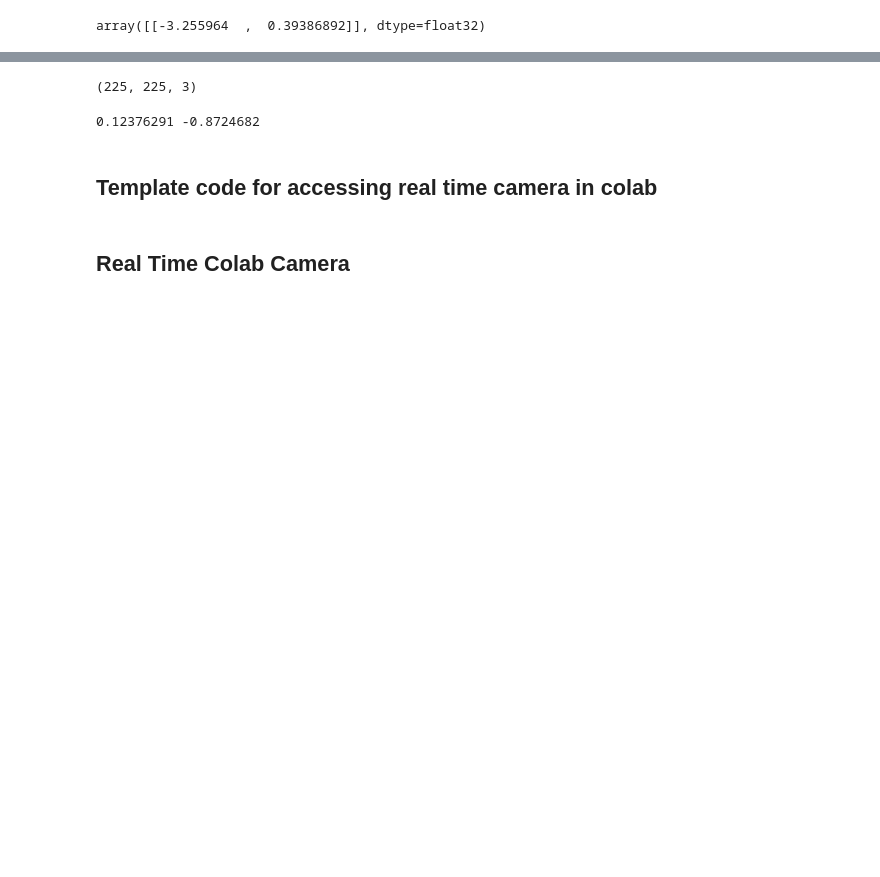
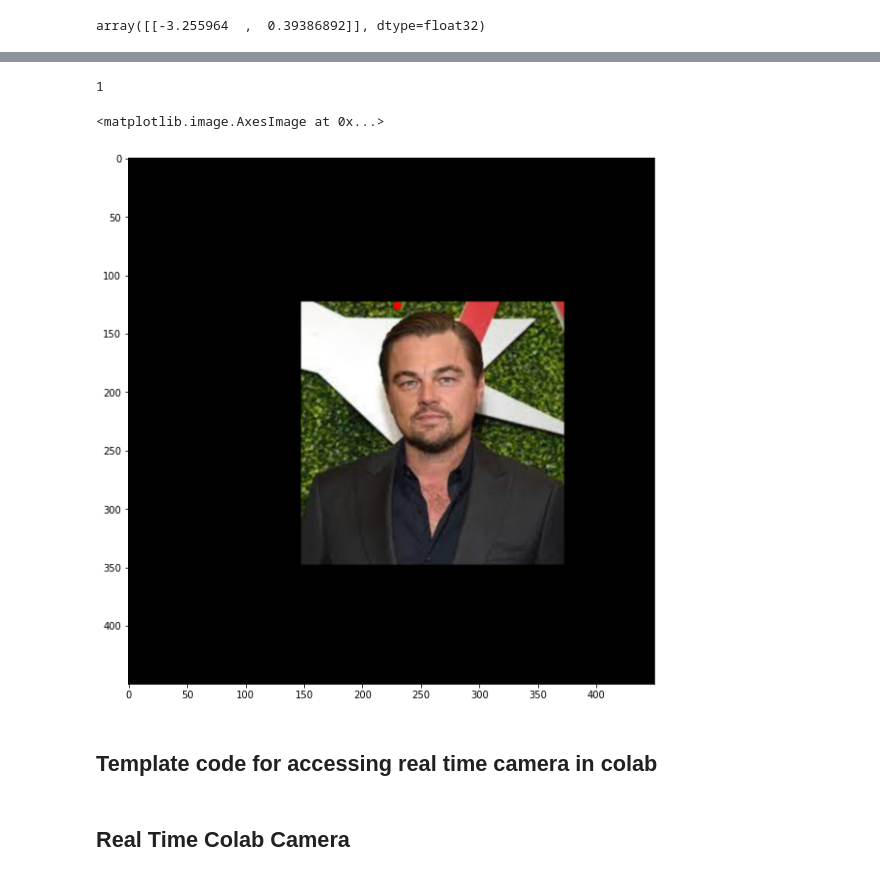
Before and after one commit to saquibali7/EyeGazing, a Jupyter notebook: EyeGazing.ipynb, the cells around one changed output, grey strips where cells are left out. Drawn from its saved outputs; the diff is of its cells as text; code cells hidden in the pictures; blank space fills up the shorter version.

Commit message:
corrected the coordinates of the gaze point

```diff
--- a/EyeGazing.ipynb
+++ b/EyeGazing.ipynb
@@ -270,5 +241,5 @@ plt.plot(history.history['val_loss'])
 # %%
-model = tf.keras.models.load_model('/content/drive/MyDrive/model/EyeGazing20000.model')
+model = tf.keras.models.load_model('/content/drive/MyDrive/EyeGazing/EyeGazing20000.model')
 # %%
 model.predict([train_face[10:11],train_left_eye[10:11],train_right_eye[10:11],train_face_mask[10:11]])
 # %% [output]
@@ -329,10 +305,0 @@ def realTimeEyeGaze(img):
-# %%
-x,y = realTimeEyeGaze(cv2.imread(file))
-# %%
-cv2.imread(file).shape
-# %% [output]
-(225, 225, 3)
-# %%
-print(x,y)
-# %% [output]
-0.12376291 -0.8724682
@@ -339,3 +343,19 @@ print(x,y)
+# %%
+file = '/content/drive/MyDrive/EyeGazing/ldc.jpg'
+# %%
+img1 = cv2.imread(file)
+if(realTimeEyeGaze(img1)):
+  print(1)
+  x, y= realTimeEyeGaze(img1)
+  img1,x,y = makeCircle(img1,x,y)
+# %% [output]
+1
+# %%
+plt.figure(figsize=(10,10))
+plt.imshow(cv2.cvtColor(img1, cv2.COLOR_BGR2RGB), interpolation="bicubic")
+# %% [output]
+<matplotlib.image.AxesImage at 0x...>
+[figure, added]
 # %% [markdown]
 ## Template code for accessing real time camera in colab
 # %%
```
Also changed, not shown: parts of 20 cells of this notebook.
